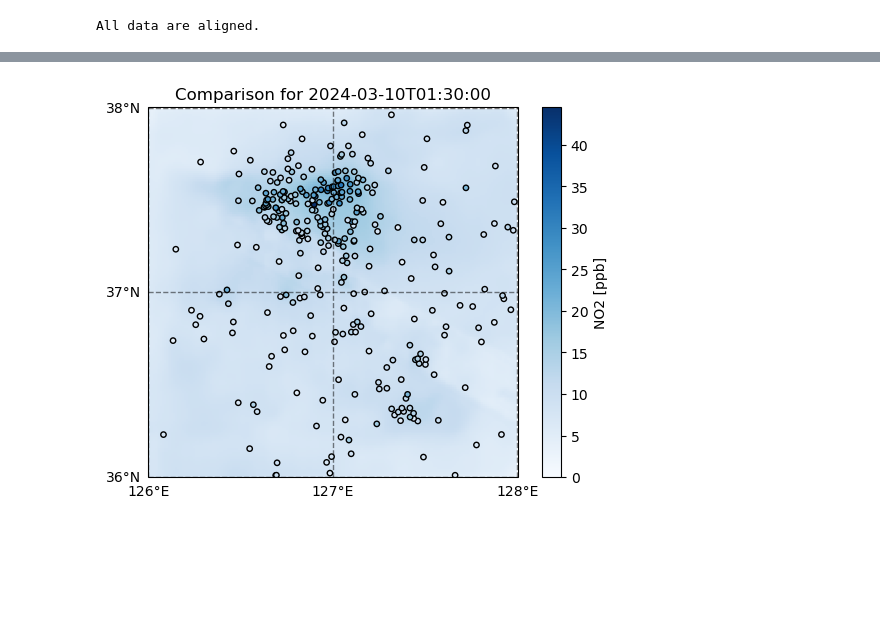
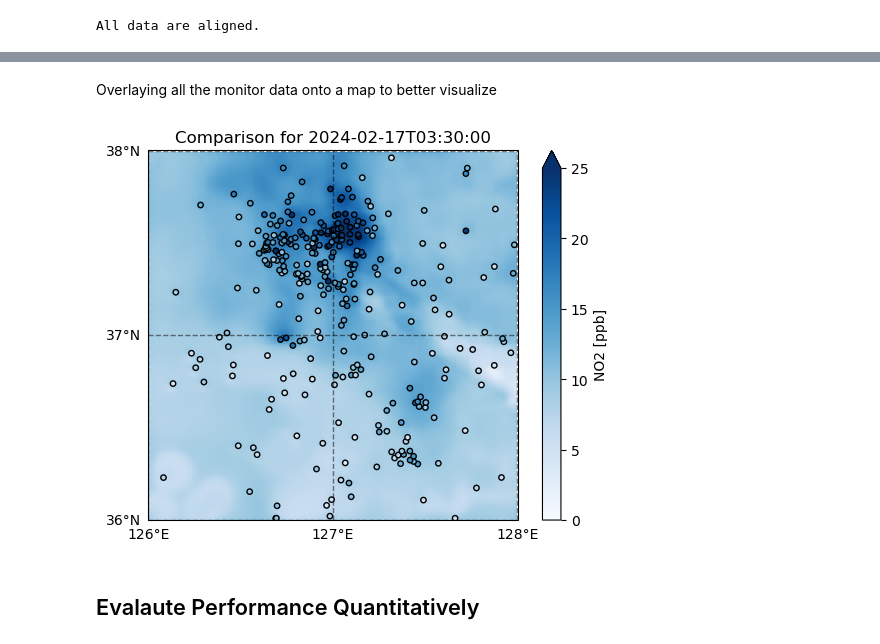
Before and after one commit to GEOS-ESM/ChemML, a Jupyter notebook: deepsensor_demo/Deepsensor_trial_Aug2025.ipynb, the cells around one changed output, grey strips where cells are left out. Saved outputs shown, nothing was run; the diff lists cells and outputs as text; code cells hidden in the pictures; blank space fills up the shorter version.

```diff
--- a/deepsensor_demo/Deepsensor_trial_Aug2025.ipynb
+++ b/deepsensor_demo/Deepsensor_trial_Aug2025.ipynb
@@ -448,13 +655,25 @@ Training epoch 50 of 50; loss 4.386806964874268
 # %%
 # Pick a result to plot
-# date = '2024-02-17T03:30:00' # Note: in training set
+date = '2024-02-17T03:30:00' # Note: in testing set
+# date = '2024-02-17T14:30:00' # Note: in testing set
 # date = '2024-03-01T02:30:00' # Note: in training set
-date = '2024-03-10T01:30:00' # Note: in validation set
-test_task = task_loader(date, context_sampling=["all", "all", "all", "all"], target_sampling="all")
+# date = '2024-03-10T01:30:00' # Note: in training set
+
+test_task = testing_task_loader(date, context_sampling="all", target_sampling="all")
+
 # Define a complete set of coordinates for evaluation:
 X_t_all = xr.Dataset({'target':xr.DataArray(np.nan,dims=('lat','lon'),coords={'lat':np.arange(36,38,0.01),'lon':np.arange(126,128,0.01)})})
+
 # Predict outputs:
 pred = model.predict(test_task, X_t=X_t_all, resolution_factor=1)
 
-pred
+# visualize the prediction:
+# Plotting doesn't work properly since the shapefiles for the region can't be accessed on Discover.
+# o_fig_out = deepsensor.plot.prediction(pred, date, data_processor, task_loader, test_task, crs=ccrs.PlateCarree())
+# plt.show()
+
+o_fig_out, o_ax_out = plt.subplots(1,2,figsize=(14, 5))
+pred['NO2']['mean'].squeeze('time').plot(ax=o_ax_out[0])
+pred['NO2']['std'].squeeze('time').plot(ax=o_ax_out[1])
+plt.show()
 # %% [output]
@@ -482,6 +681,8 @@ plt.show()
+# %% [markdown]
+Overlaying all the monitor data onto a map to better visualize
 # %%
 # helper function: plotting on a map
-def f_plot_map(a_data_plot,
+def F_plot_map(a_data_plot,
                a_data_plot_point=None,
                n_lat_min=-90,
                n_lat_max=90,
@@ -510,15 +711,16 @@ def f_plot_map(a_data_plot,
   gridlines = o_axis.gridlines(crs=cartopy.crs.PlateCarree(), xlocs=range(np.int_(np.floor(np.max([n_lon_min,-180]))),np.int_(np.ceil(np.min([n_lon_max,180])))+1), ylocs=range(np.int_(np.floor(np.max([n_lat_min,-90]))),np.int_(np.ceil(np.min([n_lat_max,90])))+1), draw_labels=True, linewidth=1, color='black', alpha=0.5, linestyle='--')
   gridlines.top_labels = False
   gridlines.right_labels = False
-  if 'time' in a_data_plot.dims:
+  if a_data_plot is not None:
+    if 'time' in a_data_plot.dims:
       # take average for plotting:
       a_data_plot = a_data_plot.mean(dim='time')
-  if Colorbar_Limits is None:
+    if Colorbar_Limits is None:
       if Colorbar_Label is not None:
         o_plot = a_data_plot.plot(ax=o_axis,cmap=my_cmap,cbar_kwargs={'label': Colorbar_Label})
       else:
         o_plot = a_data_plot.plot(ax=o_axis,cmap=my_cmap)
-  else:
+    else:
       if Colorbar_Label is not None:
         o_plot = a_data_plot.plot(ax=o_axis,cmap=my_cmap,vmin=Colorbar_Limits[0],vmax=Colorbar_Limits[1],cbar_kwargs={'label': Colorbar_Label})
       else:
@@ -543,10 +745,11 @@ def f_plot_map(a_data_plot,
       o_plot_point = o_axis.scatter(x=v_lon_plot,y=v_lat_plot,s=n_pointsize,edgecolors='k',c=v_data_temp,cmap=my_cmap)
     else:
       o_plot_point = o_axis.scatter(x=v_lon_plot,y=v_lat_plot,s=n_pointsize,edgecolors='k',c=v_data_temp,vmin=Colorbar_Limits[0],vmax=Colorbar_Limits[1],cmap=my_cmap)
-#    if Colorbar_Label is not None:
-#      o_axis.colorbar().set_label(Colorbar_Label)
-#    else:
-#      o_axis.colorbar()
+    #if a_data_plot is None:
+    #  if Colorbar_Label is not None:
+    #    o_axis.colorbar().set_label(Colorbar_Label)
+    #  else:
+    #    o_axis.colorbar()
   if Plot_Title is not None:
     o_axis.set_title(Plot_Title)
   if SHOW:
@@ -554,16 +757,19 @@ def f_plot_map(a_data_plot,
   return o_figure,o_axis,o_plot
 # %%
 # plot results for comparison
-o_fig,o_ax,o_plot =  f_plot_map(pred['NO2']['mean'].mean('time'),
+o_fig,o_ax,o_plot =  F_plot_map(pred['NO2']['mean'].mean('time'),
                                 a_data_plot_point = f_data_airkorea_aligned.loc[date]['NO2'],
                                 n_lat_min=36,
                                 n_lat_max=38,
                                 n_lon_min=126,
                                 n_lon_max=128,
                                 my_cmap = plt.get_cmap('Blues'),
                                 Colorbar_Label = 'NO2 [ppb]',
                                 Plot_Title = f'Comparison for {date}',
-                                Colorbar_Limits = (0,f_data_airkorea_aligned.loc[date]['NO2'].max()),
+                                # Colorbar_Limits = (0,f_data_airkorea_aligned.loc[date]['NO2'].max()),
+                                Colorbar_Limits = (0,25),
                                 n_pointsize=15)
 # %% [output]
-[figure, old version]
+[figure, new version]
+# %% [markdown]
+## Evalaute Performance Quantitatively
```
Also changed, not shown: parts of 32 cells of this notebook.
